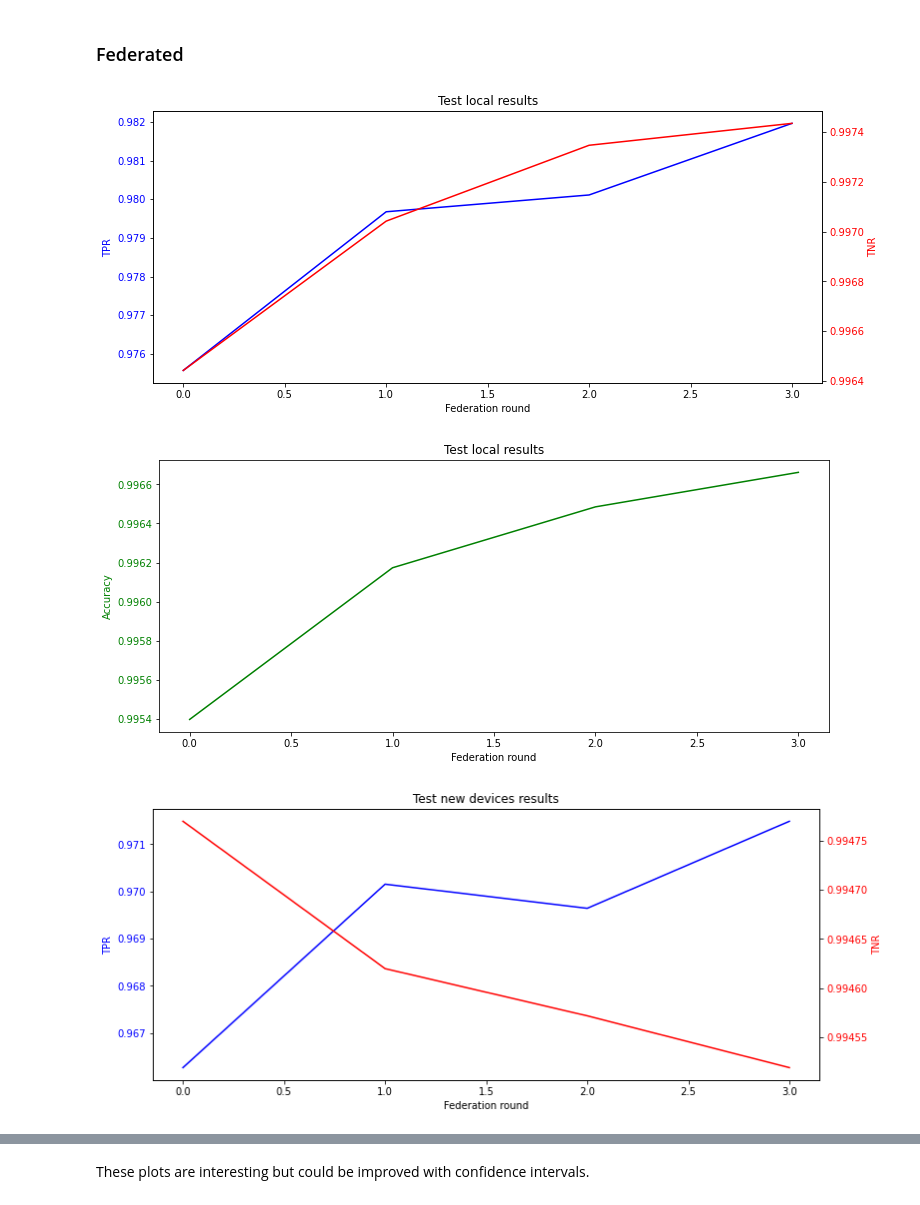
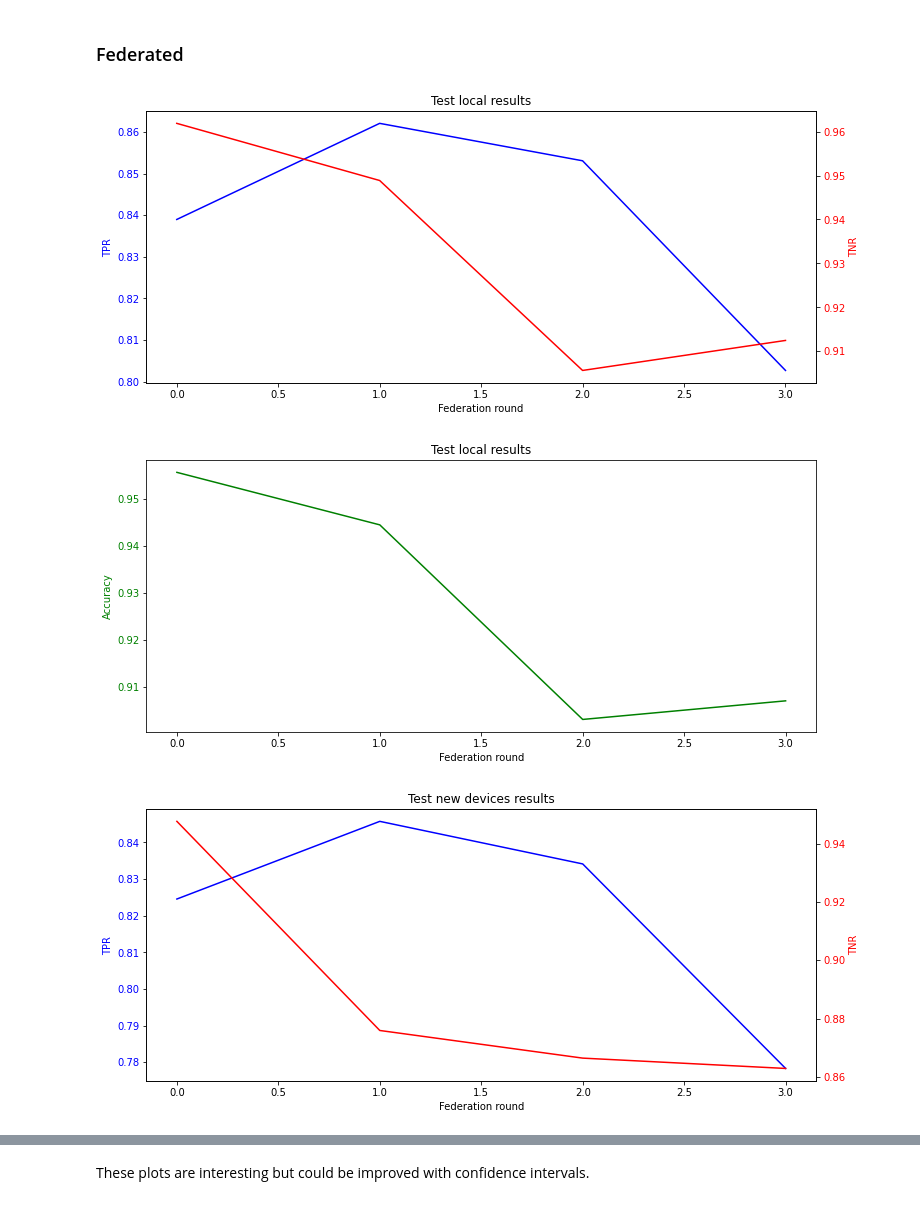
Before and after one commit to ValerianRey/fed_iot_guard, a Jupyter notebook: Test results.ipynb, the cells around one changed output, grey strips where cells are left out. Drawn from its saved outputs; the diff is of its cells as text; code cells hidden in the pictures.

Commit message:
added some results

```diff
--- a/Test results.ipynb
+++ b/Test results.ipynb
@@ -155,40 +155,40 @@ TNR:            90.85\%
 # %%
 # TODO: rename the x-axis as epoch in fedsgd and make it start at 1 in both cases
 
-path_test = 'test_results/decentralized_classifier_fedsgd/GRADIENT_FACTOR/cm vs 1factor/'
+path_test = 'test_results/decentralized_classifier_fedsgd/LABEL_FLIPPING/tm2-2rs vs 2flipping/'
 
 with open(path_test + 'local_results.json') as json_file:
     test_local_results = json.load(json_file)
 
 with open(path_test + 'new_devices_results.json') as json_file:
     test_new_results = json.load(json_file)
 
 local_results_per_round = get_results_per_round(test_local_results)
 plot_federated_tpr_tnr(local_results_per_round, title='Test local results')
 plot_federated_acc(local_results_per_round, title='Test local results')
 
 new_results_per_round = get_results_per_round(test_new_results)
 plot_federated_tpr_tnr(new_results_per_round, title='Test new devices results')
 plot_federated_acc(new_results_per_round, title='Test new devices results')
 
 print('Local result at last round:')
 print_rates_latex2(local_results_per_round[-1])
 print()
 
 print('New result at last round:')
 print_rates_latex2(new_results_per_round[-1])
 
 try:
     with open(path_test + 'thresholds.json') as json_file:
         all_thresholds = json.load(json_file)
 
     global_thresholds = get_thresholds_federated(all_thresholds)
     plot_global_thresholds(global_thresholds, 'Thresholds', multi_epoch=True, save=True)
 except FileNotFoundError:
     pass
 except e:
     print(e)
 # %% [output]
-[figure, old version]
+[figure, new version]
-[figure, old version]
+[figure, new version]
-[figure, old version]
+[figure, new version]
```
Also changed, not shown: parts of 1 cell of this notebook, 20 other files.
